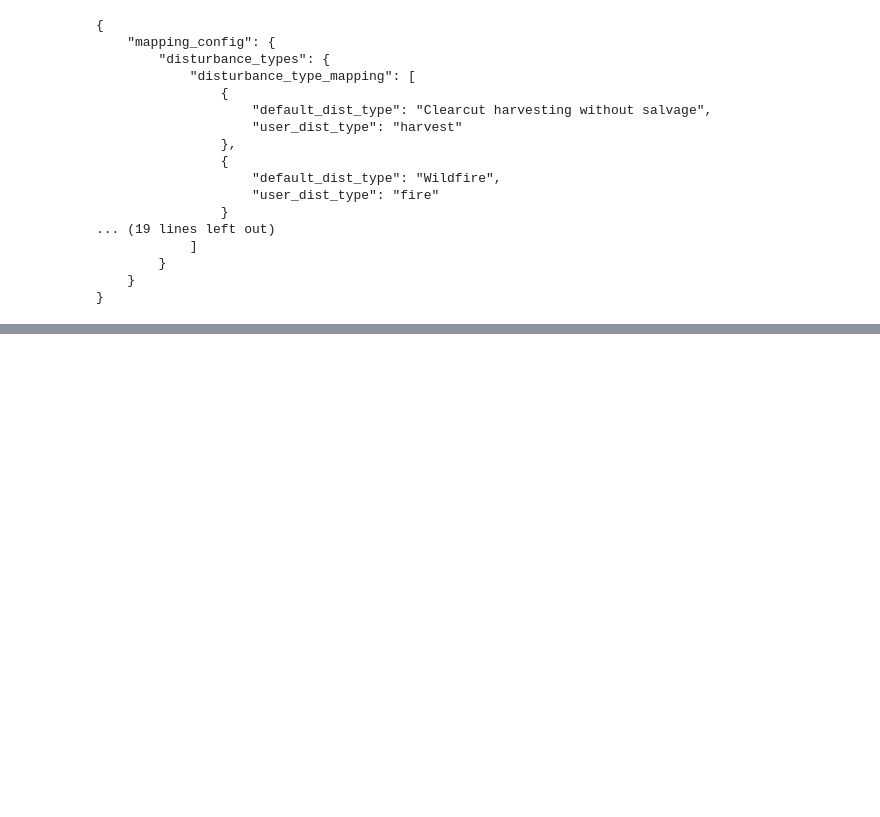
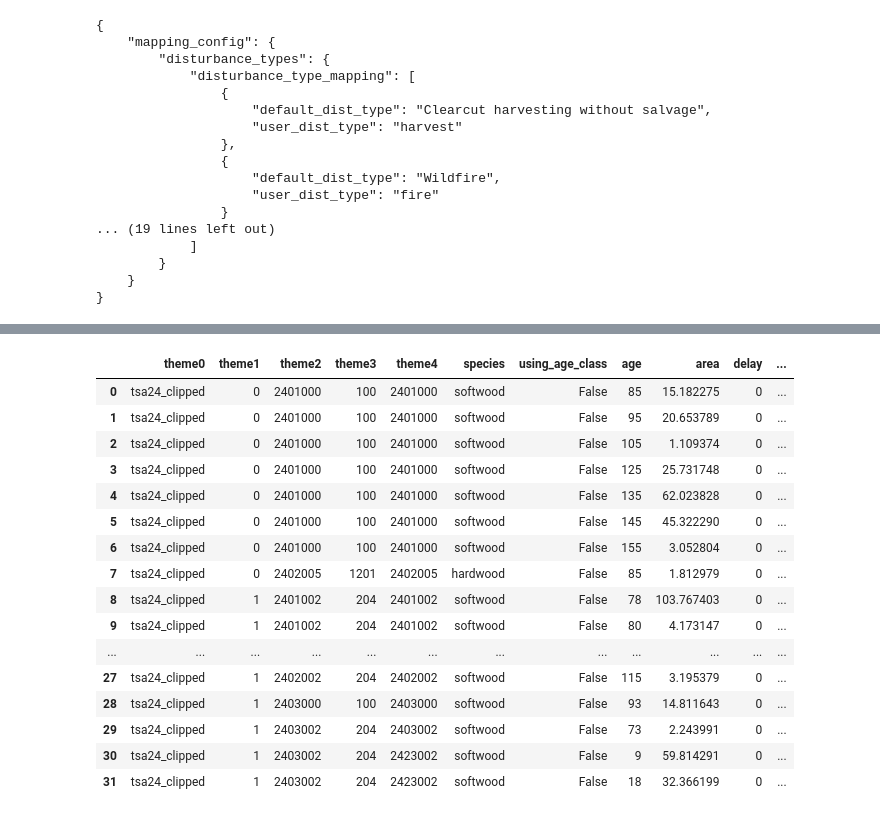
Before and after one commit to UBC-FRESH/ws3, a Jupyter notebook: examples/030_ws3_libcbm_sequential.ipynb, the cells around one changed output, grey strips where cells are left out. Drawn from its saved outputs; the diff is of its cells as text; code cells hidden in the pictures; blank space fills up the shorter version.

```diff
--- a/examples/030_ws3_libcbm_sequential.ipynb
+++ b/examples/030_ws3_libcbm_sequential.ipynb
@@ -883,0 +955,20 @@ print(json.dumps(sit.config, indent=4, sort_keys=True))
+# %%
+pd.read_csv('data/libcbm_model_files/sit_inventory.csv')
+# %% [output]
+|  | theme0 | theme1 | theme2 | theme3 | theme4 | species | using_age_class | age | area | delay | ... |
+| 0 | tsa24_clipped | 0 | 2401000 | 100 | 2401000 | softwood | False | 85 | 15.182275 | 0 | ... |
+| 1 | tsa24_clipped | 0 | 2401000 | 100 | 2401000 | softwood | False | 95 | 20.653789 | 0 | ... |
+| 2 | tsa24_clipped | 0 | 2401000 | 100 | 2401000 | softwood | False | 105 | 1.109374 | 0 | ... |
+| 3 | tsa24_clipped | 0 | 2401000 | 100 | 2401000 | softwood | False | 125 | 25.731748 | 0 | ... |
+| 4 | tsa24_clipped | 0 | 2401000 | 100 | 2401000 | softwood | False | 135 | 62.023828 | 0 | ... |
+| 5 | tsa24_clipped | 0 | 2401000 | 100 | 2401000 | softwood | False | 145 | 45.322290 | 0 | ... |
+| 6 | tsa24_clipped | 0 | 2401000 | 100 | 2401000 | softwood | False | 155 | 3.052804 | 0 | ... |
+| 7 | tsa24_clipped | 0 | 2402005 | 1201 | 2402005 | hardwood | False | 85 | 1.812979 | 0 | ... |
+| 8 | tsa24_clipped | 1 | 2401002 | 204 | 2401002 | softwood | False | 78 | 103.767403 | 0 | ... |
+| 9 | tsa24_clipped | 1 | 2401002 | 204 | 2401002 | softwood | False | 80 | 4.173147 | 0 | ... |
+| ... | ... | ... | ... | ... | ... | ... | ... | ... | ... | ... | ... |
+| 27 | tsa24_clipped | 1 | 2402002 | 204 | 2402002 | softwood | False | 115 | 3.195379 | 0 | ... |
+| 28 | tsa24_clipped | 1 | 2403000 | 100 | 2403000 | softwood | False | 93 | 14.811643 | 0 | ... |
+| 29 | tsa24_clipped | 1 | 2403002 | 204 | 2403002 | softwood | False | 73 | 2.243991 | 0 | ... |
+| 30 | tsa24_clipped | 1 | 2403002 | 204 | 2423002 | softwood | False | 9 | 59.814291 | 0 | ... |
+| 31 | tsa24_clipped | 1 | 2403002 | 204 | 2423002 | softwood | False | 18 | 32.366199 | 0 | ... |
```
Also changed, not shown: parts of 42 cells of this notebook, 9 other files.
